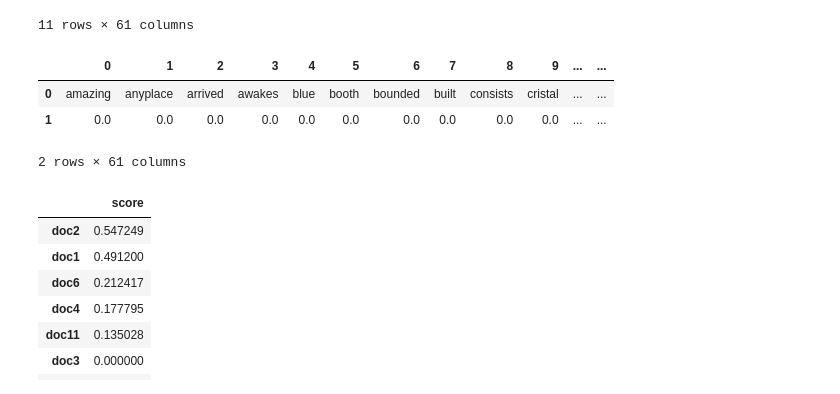
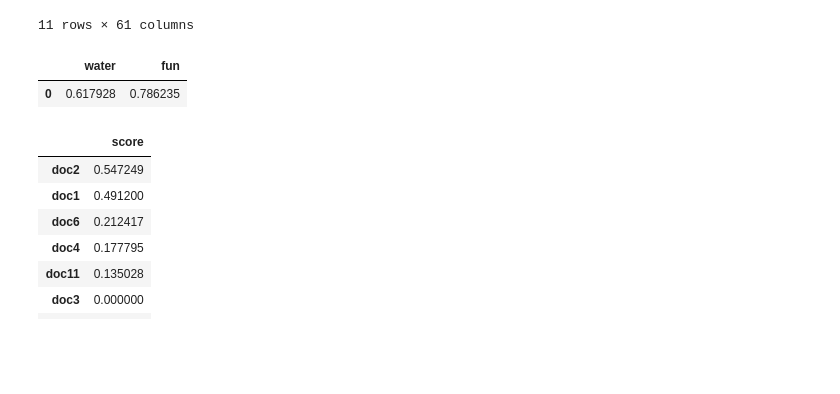
Before and after one commit to ccppyos/RR_MMData, a Jupyter notebook: Notebooks/Exercise1_C.ipynb, the cells around one changed output. Saved outputs shown, nothing was run; the diff lists cells and outputs as text; code cells hidden in the pictures; blank space fills up the shorter version.

```diff
--- a/Notebooks/Exercise1_C.ipynb
+++ b/Notebooks/Exercise1_C.ipynb
@@ -79,16 +126,17 @@ tfidfDocuments
 11 rows × 61 columns
 # %%
 # Query
-import numpy
+import numpy as np
 query = "water fun"
 query_vec = tfidfvectorizer.transform([query])
 queryDisplay=[tfidfvectorizer.get_feature_names(),query_vec.toarray()[0]]
-pd.DataFrame(queryDisplay)
+df=pd.DataFrame(queryDisplay[1].tolist(),index=queryDisplay[0]).T
+
+df[["water","fun"]]
+# pd.DataFrame({'Q1': q1Output} ).T
 # %% [output]
-|  | 0 | 1 | 2 | 3 | 4 | 5 | 6 | 7 | 8 | 9 | ... | ... |
-| 0 | amazing | anyplace | arrived | awakes | blue | booth | bounded | built | consists | cristal | ... | ... |
-| 1 | 0.0 | 0.0 | 0.0 | 0.0 | 0.0 | 0.0 | 0.0 | 0.0 | 0.0 | 0.0 | ... | ... |
+|  | water | fun |
+| 0 | 0.617928 | 0.786235 |
-2 rows × 61 columns
 # %%
 import operator
 results=cosine_similarity(tfidf_wm,query_vec)
```
Also changed, not shown: parts of 7 cells of this notebook.
